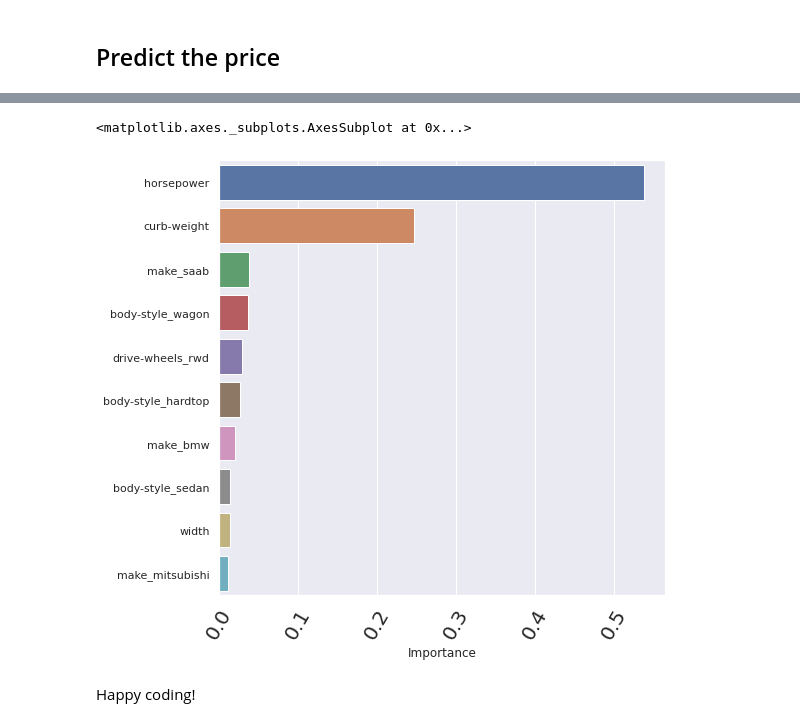
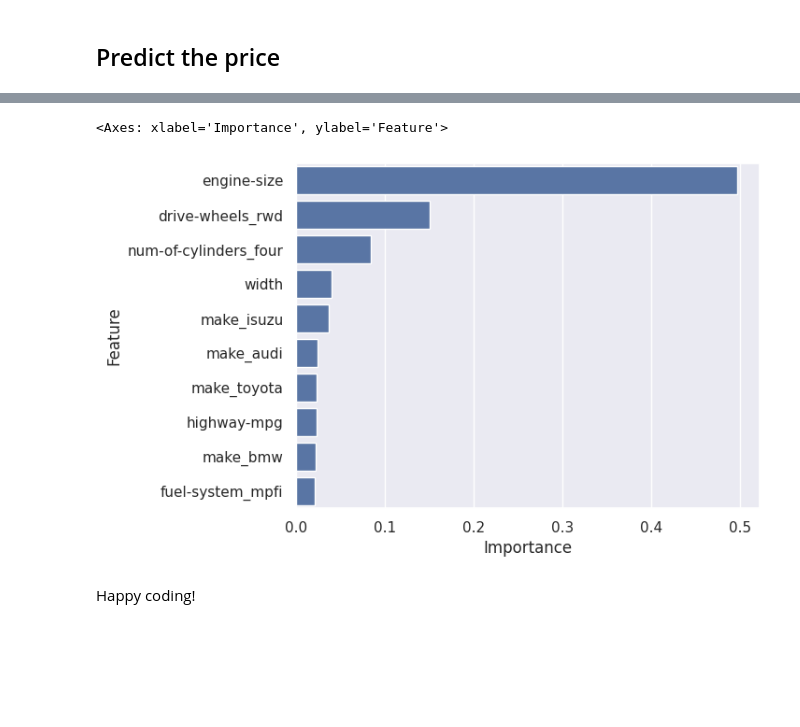
Before and after one commit to jposluszny/Machine-Learning, a Jupyter notebook: 5. XGBoost/2. Regression/Project/Exercise- XGBoost Regression.ipynb, the cells around one changed output, grey strips where cells are left out. Drawn from its saved outputs; the diff is of its cells as text; code cells hidden in the pictures; blank space fills up the shorter version.

```diff
--- a/5. XGBoost/2. Regression/Project/Exercise- XGBoost Regression.ipynb
+++ b/5. XGBoost/2. Regression/Project/Exercise- XGBoost Regression.ipynb
@@ -53,4 +90,5 @@ df = pd.read_csv('autos.csv')
 # %%
 # Split the dataset into a training and testing set
+X_train, X_test, y_train, y_test = train_test_split(X, y, test_size=0.30, random_state=101)
 # %%
 # Import the XGBRegressor
@@ -57,2 +96,5 @@ df = pd.read_csv('autos.csv')
 # %%
 # Create an instance of XGBRegressor
+model = XGBRegressor()
+# %%
+model.fit(X_train, y_train)
@@ -102,7 +159,12 @@ Root Mean Squared Error is  0.046358855967668325
+# %%
+# Create a dataframe of the importances
+importances = pd.DataFrame({'Feature':X.columns, 'Importance':model.feature_importances_})
+importances = importances.sort_values(by='Importance', ascending=False).head(10)
 # %%
 # Plot the importances
+sns.barplot(data=importances, y='Feature', x='Importance')
 # %% [output]
-<matplotlib.axes._subplots.AxesSubplot at 0x...>
+<Axes: xlabel='Importance', ylabel='Feature'>
-[figure, old version]
+[figure, new version]
 # %% [markdown]
 Happy coding!
```
Also changed, not shown: parts of 25 cells of this notebook.
